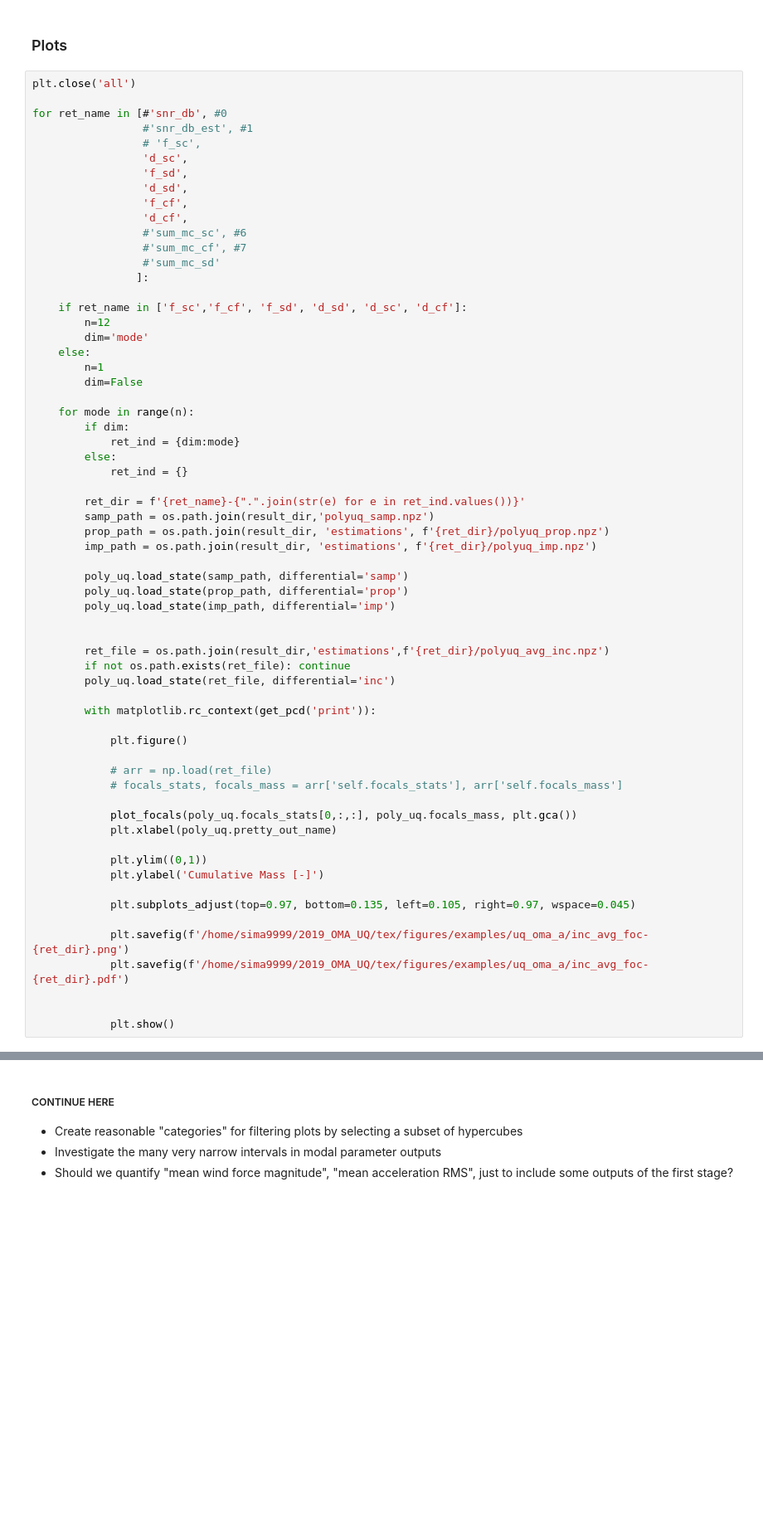
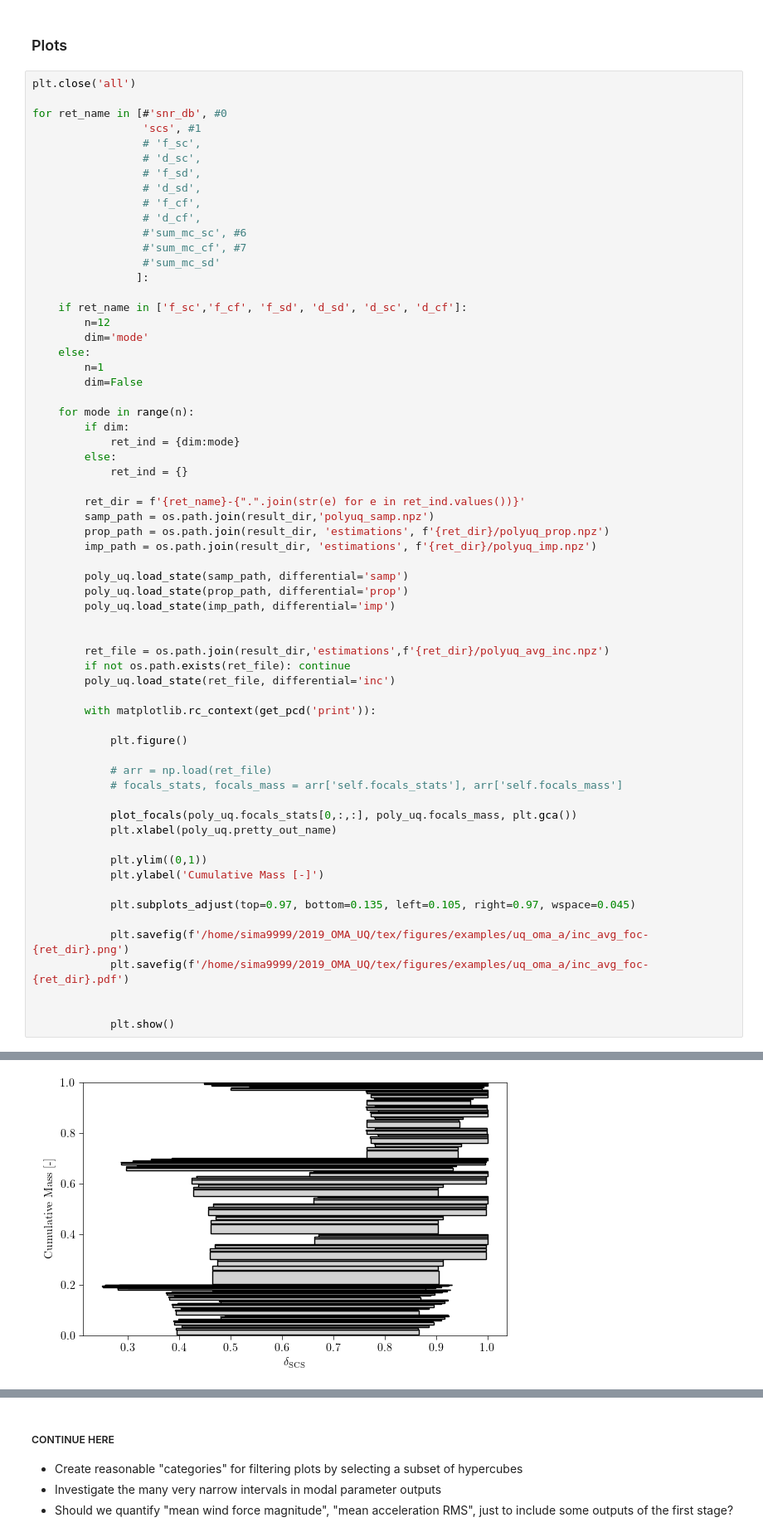
Before and after one commit to simonmarwitz/oma_uq, a Jupyter notebook: examples/UQ_OMA.ipynb, the cells around one changed output, grey strips where cells are left out. Shown at 83% size. Drawn from its saved outputs; the diff is of its cells as text; blank space fills up the shorter version.

```diff
--- a/examples/UQ_OMA.ipynb
+++ b/examples/UQ_OMA.ipynb
@@ -2864,13 +2832,13 @@ def opt_inc(poly_uq, result_dir, ret_name, ret_ind):
 plt.close('all')
 
 for ret_name in [#'snr_db', #0
-                 #'snr_db_est', #1
+                 'scs', #1
                  # 'f_sc',
-                 'd_sc',
-                 'f_sd',
-                 'd_sd',
-                 'f_cf',
-                 'd_cf',
+                 # 'd_sc',
+                 # 'f_sd',
+                 # 'd_sd',
+                 # 'f_cf',
+                 # 'd_cf',
                  #'sum_mc_sc', #6
                  #'sum_mc_cf', #7
                  #'sum_mc_sd'
@@ -2923,3 +2891,4 @@ for ret_name in [#'snr_db', #0
 
 
             plt.show()
+# %% [output]
@@ -2926,2 +2899,3 @@ for ret_name in [#'snr_db', #0
+[figure, added]
 # %%
 for ret_name in [#'snr_db', #0
```
Also changed, not shown: parts of 9 cells of this notebook.
